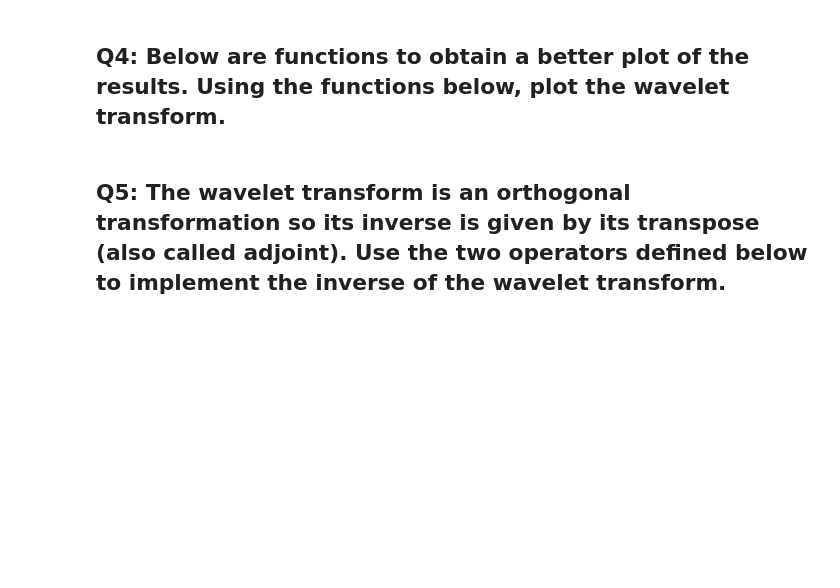
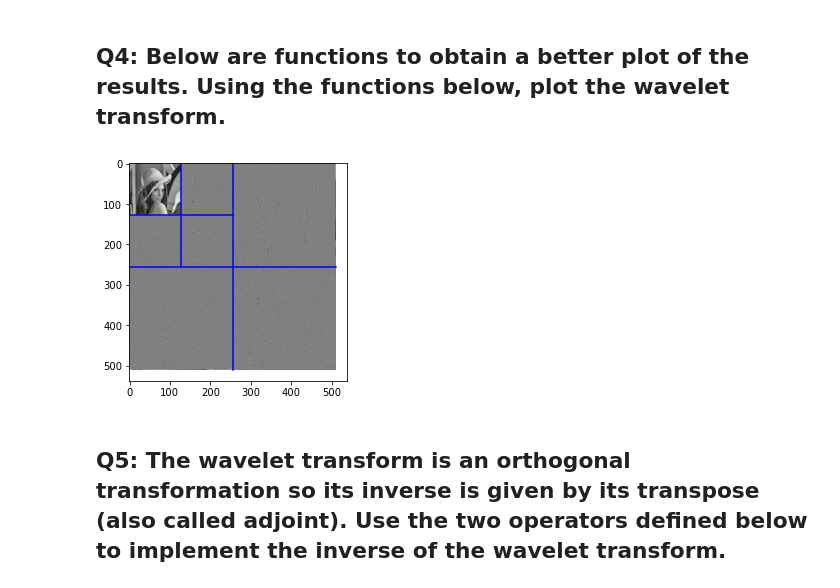
Before and after one commit to piptouque/imac3_td_signalanalysis, a Jupyter notebook: td5/TD-Wavelets-Exercise.ipynb, the cells around one changed output. Drawn from its saved outputs; the diff is of its cells as text; code cells hidden in the pictures; blank space fills up the shorter version.

```diff
--- a/td5/TD-Wavelets-Exercise.ipynb
+++ b/td5/TD-Wavelets-Exercise.ipynb
@@ -134,7 +136,7 @@ def fine(image, g, d):
     # the formula to be implemented is the convolution of x by g along the dimension d.
     return subsampling(cconv(image, g, d), d)
 
-def W_0(image, h, g, wavelet_coeff=None):
+def W_0(image, h, g):
     # start with the first dimension index 0 to get coarse and fine description along this axis
     cl, fl = coarse(image, h, 0), fine(image, g, 0)
     ll = coarse(cl, h, 1)
@@ -182,7 +184,7 @@ def rescale(f,a=0,b=1):
         g = g / rang
     return a + g*(b-a)
 
-def rescaleWav(A):
+def rescale_wavelet(A):
     ## function dedicated to a proper rescale of wavelet representation (particular case of the previous one).
     sup = abs(A).max()
     B = A.copy()
@@ -190,7 +192,7 @@ def rescaleWav(A):
         B = .5 + .5 * A / sup
     return B
 
-def PlotWavelet(wavelet, iterations=1):
+def plot_wavelet(wavelet, iterations=1):
     ## Plot the wavelet representation, need to specify the number of iterations (or scales at which the FWT is computed).
     n = wavelet.shape[1]
     Jmax = int(np.log2(n)) - 1
@@ -199,11 +201,11 @@ def PlotWavelet(wavelet, iterations=1):
     U = wavelet.copy()
     for j in np.arange(Jmax, Jmin - 1, -1):
         U[:2 ** j:,    2 ** j:2 **
-            (j + 1):] = rescaleWav(U[:2 ** j:, 2 ** j:2 ** (j + 1):])
+            (j + 1):] = rescale_wavelet(U[:2 ** j:, 2 ** j:2 ** (j + 1):])
         U[2 ** j:2 ** (j + 1):, :2 **
-          j:] = rescaleWav(U[2 ** j:2 ** (j + 1):, :2 ** j:])
+          j:] = rescale_wavelet(U[2 ** j:2 ** (j + 1):, :2 ** j:])
         U[2 ** j:2 ** (j + 1):, 2 ** j:2 ** (j + 1):] = (
-            rescaleWav(U[2 ** j:2 ** (j + 1):, 2 ** j:2 ** (j + 1):]))
+            rescale_wavelet(U[2 ** j:2 ** (j + 1):, 2 ** j:2 ** (j + 1):]))
     # coarse scale
     U[:2 ** j:, :2 ** j:] = rescale(U[:2 ** j:, :2 ** j:])
     # plot underlying image
@@ -213,6 +215,13 @@ def PlotWavelet(wavelet, iterations=1):
         plt.plot([0, 2 ** (j + 1)], [2 ** j, 2 ** j], 'b')
         plt.plot([2 ** j, 2 ** j], [0, 2 ** (j + 1)], 'b')
     return U
+# %%
+n = 2
+
+wavelet = wavelet_transform(image, h, g, n)
+_ = plot_wavelet(wavelet, n)
+# %% [output]
+[figure, added]
 # %% [markdown]
 ## Q5: The wavelet transform is an orthogonal transformation so its inverse is given by its transpose (also called adjoint). Use the two operators defined below to implement the inverse of the wavelet transform.
 # %%
```
Also changed, not shown: parts of 22 cells of this notebook.
